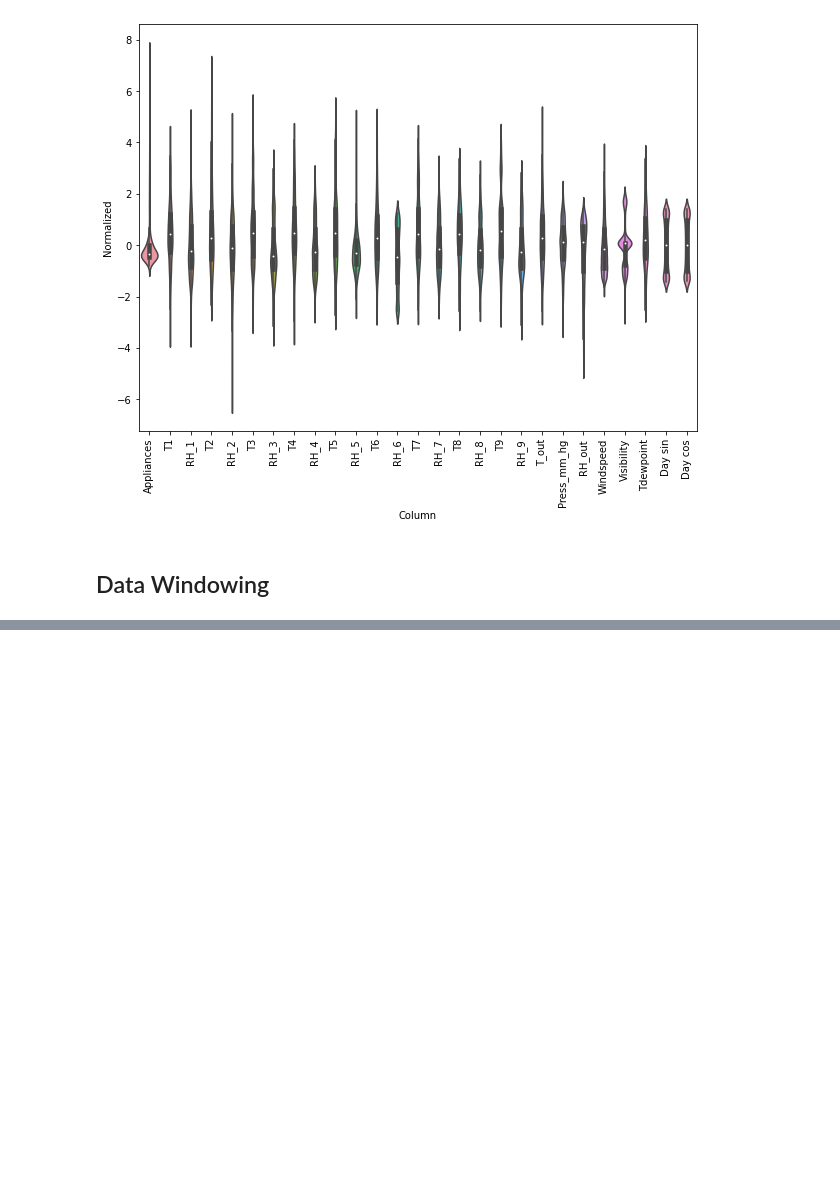
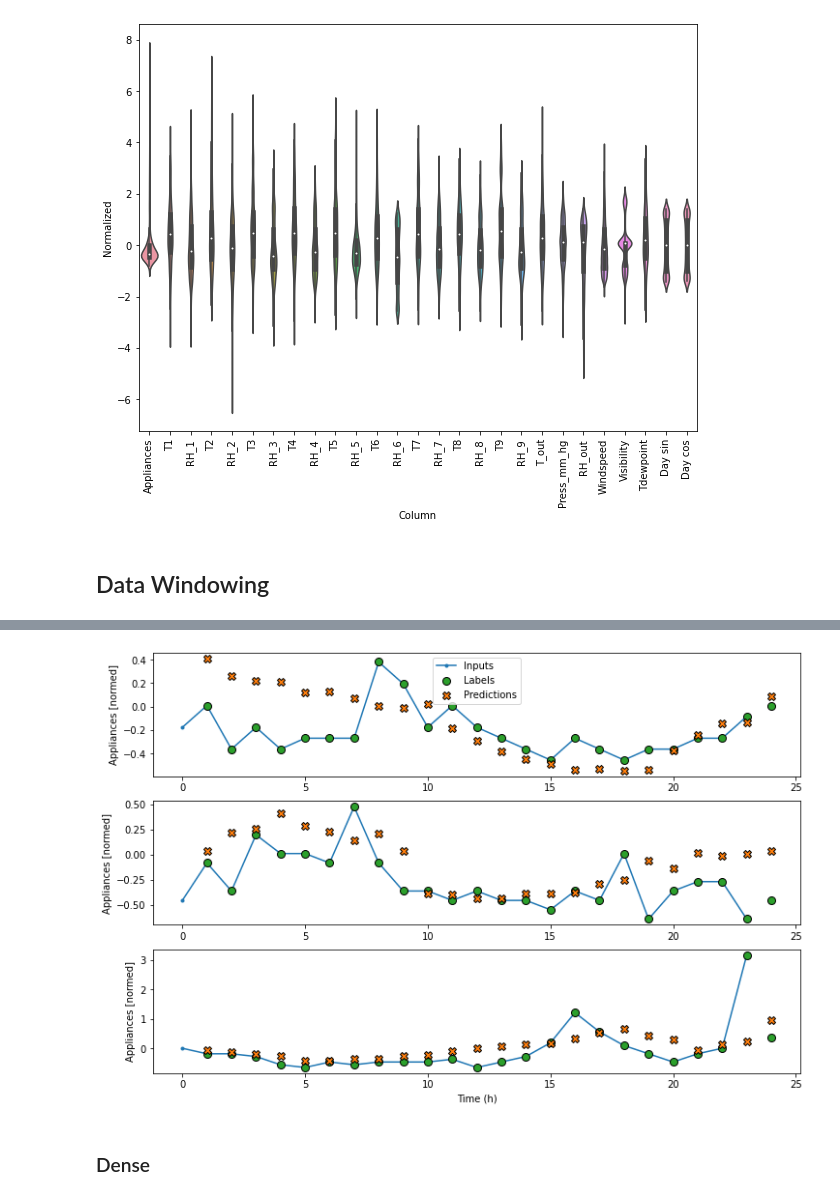
Before and after one commit to thiago2608santana/Analise_Series_Temporais, a Jupyter notebook: Deep_Learning_in_Time_Series_Analysis.ipynb, the cells around one changed output, grey strips where cells are left out. Cells and saved outputs as stored; diff of their text form; code cells hidden in the pictures; blank space fills up the shorter version.

```diff
--- a/Deep_Learning_in_Time_Series_Analysis.ipynb
+++ b/Deep_Learning_in_Time_Series_Analysis.ipynb
@@ -306,7 +306,7 @@ class WindowGenerator():
   @property
   def example(self):
     result = getattr(self, '_example', None)
-    if result is not None:
+    if result is None:
       result = next(iter(self.train))
       self._example = result
 
@@ -339,0 +381,4 @@ Label column name(s): ['T1']
+# %%
+linear = Sequential([
+    Dense(units=1)
+])
@@ -339,0 +410,6 @@ Label column name(s): ['T1']
+# %%
+wide_window.plot(linear)
+# %% [output]
+[figure, added]
+# %% [markdown]
+### Dense
```
Also changed, not shown: parts of 68 cells of this notebook.
